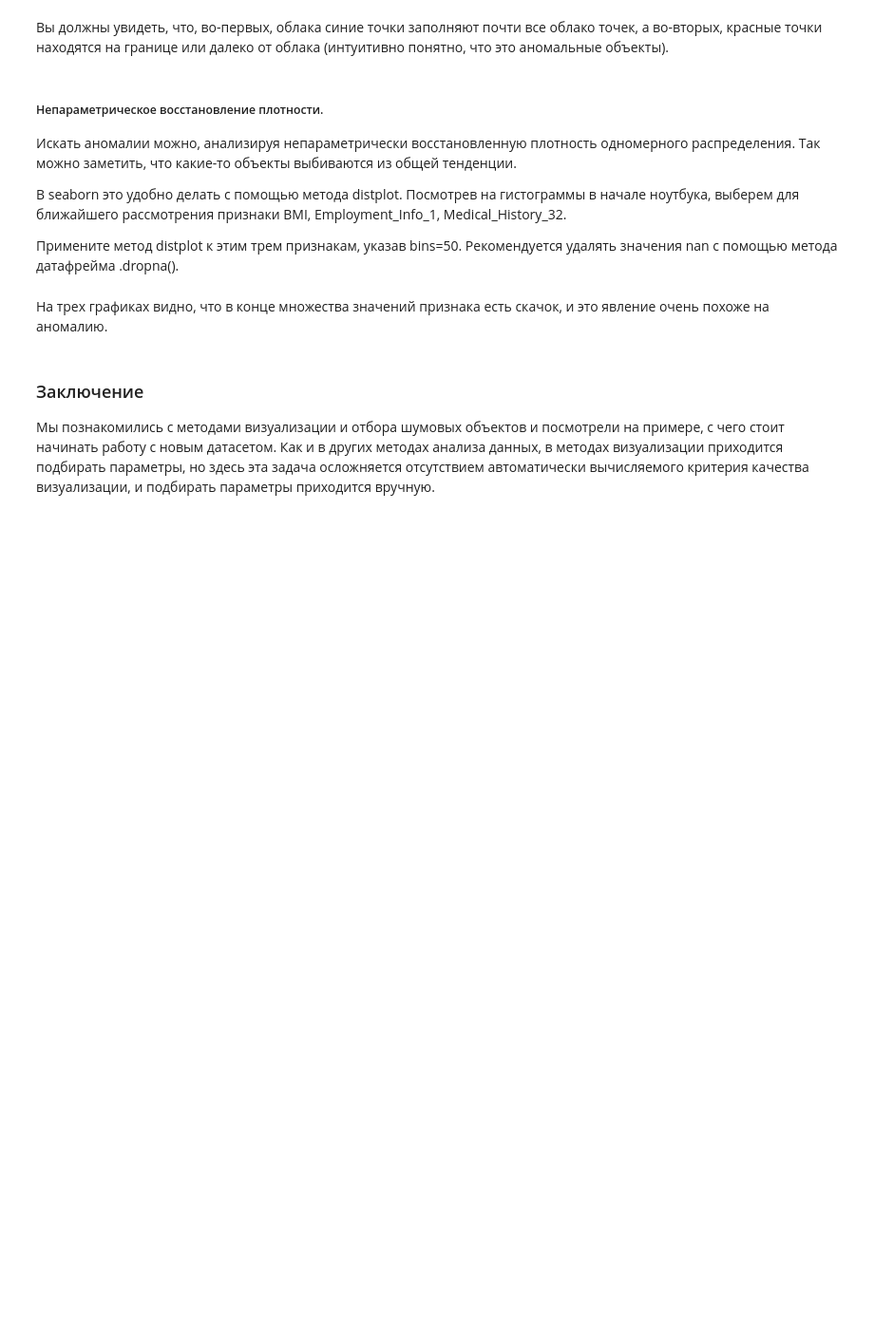
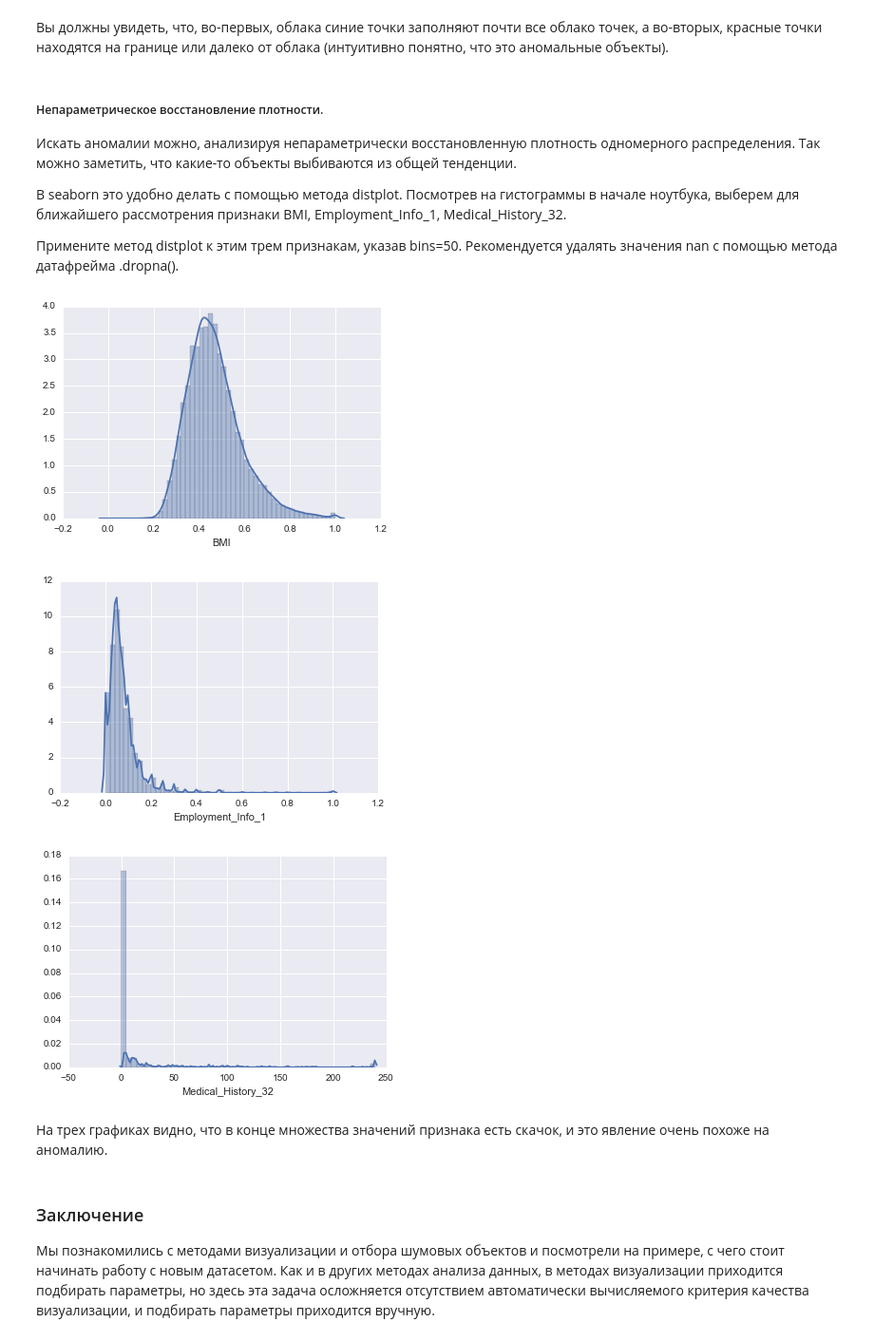
Before and after one commit to movb/yandex-ml, a Jupyter notebook: mipt-ml-3/week3/VisualizationPeerReview.ipynb, the cells around one changed output. Shown at 95% size. Cells and saved outputs as stored; diff of their text form; code cells hidden in the pictures; blank space fills up the shorter version.

```diff
--- a/mipt-ml-3/week3/VisualizationPeerReview.ipynb
+++ b/mipt-ml-3/week3/VisualizationPeerReview.ipynb
@@ -379,6 +381,14 @@ for i in  range(len(person_features)):
 Примените метод distplot к этим трем признакам, указав bins=50. Рекомендуется удалять значения nan с помощью метода датафрейма .dropna().
 # %%
 # Код 8. Восстановите плотности трех для трех указанных признаков
+features = ['BMI','Employment_Info_1','Medical_History_32']
+for feature in features:
+    seaborn.distplot(data[feature].dropna(),bins=50)
+    plt.show()
+# %% [output]
+[figure, added]
+[figure, added]
+[figure, added]
 # %% [markdown]
 На трех графиках видно, что в конце множества значений признака есть скачок, и это явление очень похоже на аномалию.
 # %% [markdown]
```
Also changed, not shown: parts of 4 cells of this notebook.
